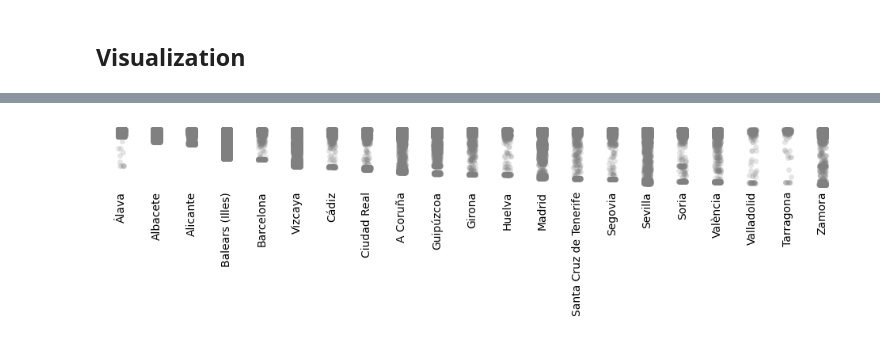
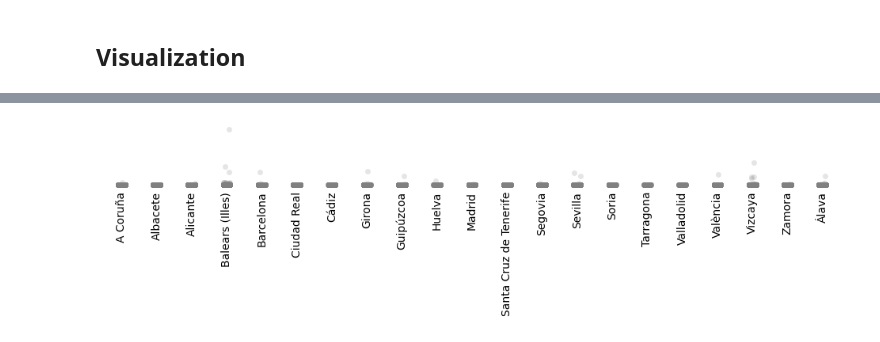
Before and after one commit to lucia-corsan/Housing-Analytics, a Jupyter notebook: housing.ipynb, the cells around one changed output, grey strips where cells are left out. Drawn from its saved outputs; the diff is of its cells as text; code cells hidden in the pictures.

Commit message:
Updated without 'alquileres'

```diff
--- a/housing.ipynb
+++ b/housing.ipynb
@@ -50,3 +57,6 @@ data.head()
+# %%
+# Create a new column for price per square meter
+data['price_per_m2'] = data['price'] / data['m2_real']
 # %% [markdown]
 ### Location
 # %%
@@ -111,6 +121,12 @@ def agrupar_house_type(ht):
     else:
         return 'Otro'
 
+# 1. Eliminar filas de alquiler (case insensitive)
+data = data[~data['house_type'].str.lower().str.contains('alquiler', na=False)]
+
+# data = data[data['house_type'].str.lower().str.contains('alquiler', na=False)]
+
+
 # Aplicar al DataFrame
 data['house_category'] = data['house_type'].apply(agrupar_house_type)
 
@@ -228,0 +326,34 @@ create_waffle_grid_rotated_flipped_with_labels()
+# %%
+import pandas as pd
+import seaborn as sns
+import matplotlib.pyplot as plt
+
+# Asegúrate de que 'price' sea numérico
+data['price'] = pd.to_numeric(data['price'], errors='coerce')
+data_clean = data.dropna(subset=['price'])
+
+# Calcular min, max y median por provincia
+summary = data_clean.groupby('prov')['price'].agg(['min', 'median', 'max']).reset_index()
+
+# Convertir a formato largo para facilitar el stripplot
+summary_long = summary.melt(id_vars='prov', var_name='stat', value_name='price')
+
+# Plot
+plt.figure(figsize=(12, 1.5))
+sns.stripplot(data=summary_long, x='prov', y='price', hue='stat', jitter=True, alpha=0.8, size=8, palette='Greys')
+
+# Estética
+for spine in plt.gca().spines.values():
+    spine.set_visible(False)
+
+plt.yticks([])
+plt.ylabel('')
+plt.tick_params(axis='x', which='both', length=0)
+plt.title('')
+plt.xlabel('')
+plt.xticks(rotation=90)
+plt.legend(title='', bbox_to_anchor=(1.01, 1), loc='upper left', fontsize=8)
+
+plt.tight_layout()
+plt.savefig("images/precios_min_med_max_por_provincia.png", dpi=300, transparent=True)
+plt.show()
@@ -229,31 +368,31 @@ create_waffle_grid_rotated_flipped_with_labels()
 # %%
 import seaborn as sns
 import matplotlib.pyplot as plt
 
 plt.figure(figsize=(12, 1))
-sns.stripplot(data=data, x='prov', y='price', jitter=True, color="grey", alpha=0.2)
+sns.stripplot(data=data, x='prov', y='price_per_m2', jitter=True, color="grey", alpha=0.2)
 
 # Quitar todos los spines (bordes)
 for spine in plt.gca().spines.values():
     spine.set_visible(False)
 
 # Quitar ticks y etiquetas del eje Y
 plt.yticks([])
 plt.ylabel('')
 
 # Quitar ticks del eje X, pero dejar las etiquetas de provincia
 plt.tick_params(axis='x', which='both', length=0)
 
 # Quitar título y eje X
 plt.title('')
 plt.xlabel('')
 
 plt.xticks(rotation=90)
 plt.tight_layout()
 
 # Guardar imagen con fondo transparente
 plt.savefig("images/precios_por_provincia.png", dpi=300, transparent=True)
 
 plt.show()
 # %% [output]
-[figure, old version]
+[figure, new version]
```
Also changed, not shown: parts of 9 cells of this notebook, 1 other file.
